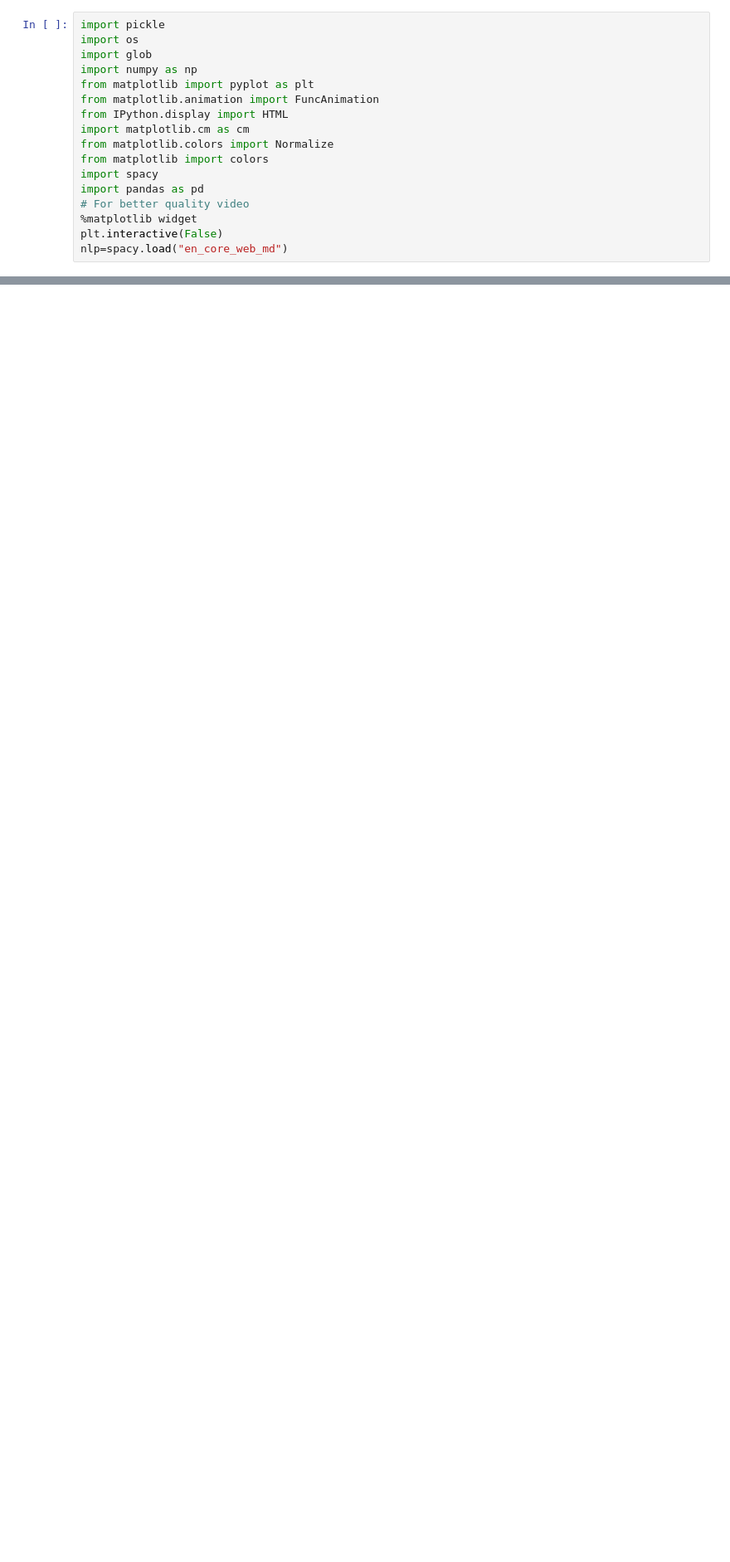
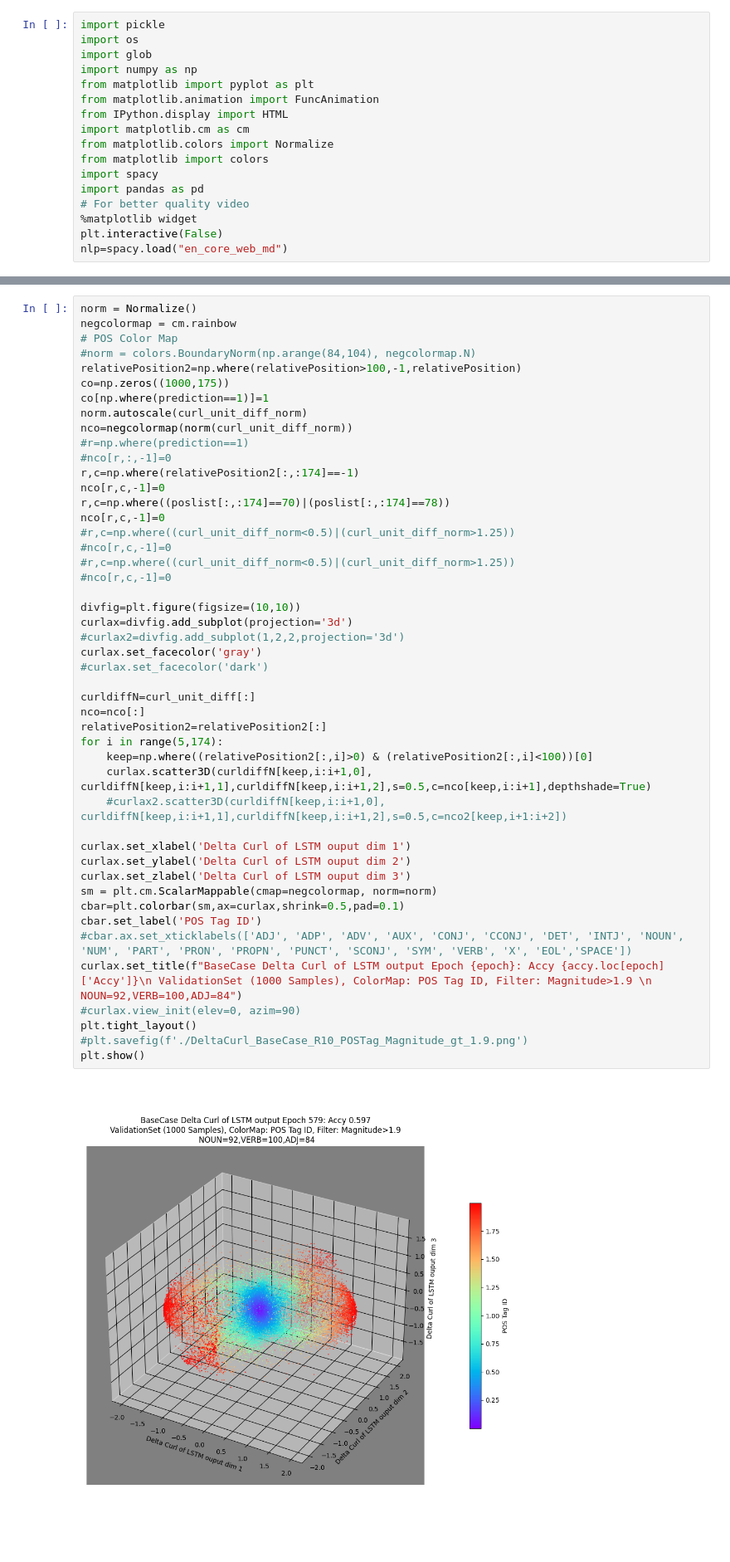
Before and after one commit to tik65536/unitartucs-thesis-tokenMerge, a Jupyter notebook: coding/LSTMOutput_visualization_BaseCase.ipynb, the cells around one changed output, grey strips where cells are left out. Shown at 83% size. Drawn from its saved outputs; the diff is of its cells as text; blank space fills up the shorter version.

```diff
--- a/coding/LSTMOutput_visualization_BaseCase.ipynb
+++ b/coding/LSTMOutput_visualization_BaseCase.ipynb
@@ -341,0 +353,49 @@ r,c=np.where(negtextFreq[negidx]<0.4)
+# %%
+norm = Normalize()
+negcolormap = cm.rainbow
+# POS Color Map
+#norm = colors.BoundaryNorm(np.arange(84,104), negcolormap.N)
+relativePosition2=np.where(relativePosition>100,-1,relativePosition)
+co=np.zeros((1000,175))
+co[np.where(prediction==1)]=1
+norm.autoscale(curl_unit_diff_norm)
+nco=negcolormap(norm(curl_unit_diff_norm))
+#r=np.where(prediction==1)
+#nco[r,:,-1]=0
+r,c=np.where(relativePosition2[:,:174]==-1)
+nco[r,c,-1]=0
+r,c=np.where((poslist[:,:174]==70)|(poslist[:,:174]==78))
+nco[r,c,-1]=0
+#r,c=np.where((curl_unit_diff_norm<0.5)|(curl_unit_diff_norm>1.25))
+#nco[r,c,-1]=0
+#r,c=np.where((curl_unit_diff_norm<0.5)|(curl_unit_diff_norm>1.25))
+#nco[r,c,-1]=0
+
+divfig=plt.figure(figsize=(10,10))
+curlax=divfig.add_subplot(projection='3d')
+#curlax2=divfig.add_subplot(1,2,2,projection='3d')
+curlax.set_facecolor('gray')
+#curlax.set_facecolor('dark')
+
+curldiffN=curl_unit_diff[:]
+nco=nco[:]
+relativePosition2=relativePosition2[:]
+for i in range(5,174):
+    keep=np.where((relativePosition2[:,i]>0) & (relativePosition2[:,i]<100))[0]
+    curlax.scatter3D(curldiffN[keep,i:i+1,0], curldiffN[keep,i:i+1,1],curldiffN[keep,i:i+1,2],s=0.5,c=nco[keep,i:i+1],depthshade=True)
+    #curlax2.scatter3D(curldiffN[keep,i:i+1,0], curldiffN[keep,i:i+1,1],curldiffN[keep,i:i+1,2],s=0.5,c=nco2[keep,i+1:i+2])
+
+curlax.set_xlabel('Delta Curl of LSTM ouput dim 1')
+curlax.set_ylabel('Delta Curl of LSTM ouput dim 2')
+curlax.set_zlabel('Delta Curl of LSTM ouput dim 3')
+sm = plt.cm.ScalarMappable(cmap=negcolormap, norm=norm)
+cbar=plt.colorbar(sm,ax=curlax,shrink=0.5,pad=0.1)
+cbar.set_label('POS Tag ID')
+#cbar.ax.set_xticklabels(['ADJ', 'ADP', 'ADV', 'AUX', 'CONJ', 'CCONJ', 'DET', 'INTJ', 'NOUN', 'NUM', 'PART', 'PRON', 'PROPN', 'PUNCT', 'SCONJ', 'SYM', 'VERB', 'X', 'EOL','SPACE'])
+curlax.set_title(f"BaseCase Delta Curl of LSTM output Epoch {epoch}: Accy {accy.loc[epoch]['Accy']}\n ValidationSet (1000 Samples), ColorMap: POS Tag ID, Filter: Magnitude>1.9 \n NOUN=92,VERB=100,ADJ=84")
+#curlax.view_init(elev=0, azim=90)
+plt.tight_layout()
+#plt.savefig(f'./DeltaCurl_BaseCase_R10_POSTag_Magnitude_gt_1.9.png')
+plt.show()
+# %% [output]
+[figure, added]
```
Also changed, not shown: parts of 23 cells of this notebook.
